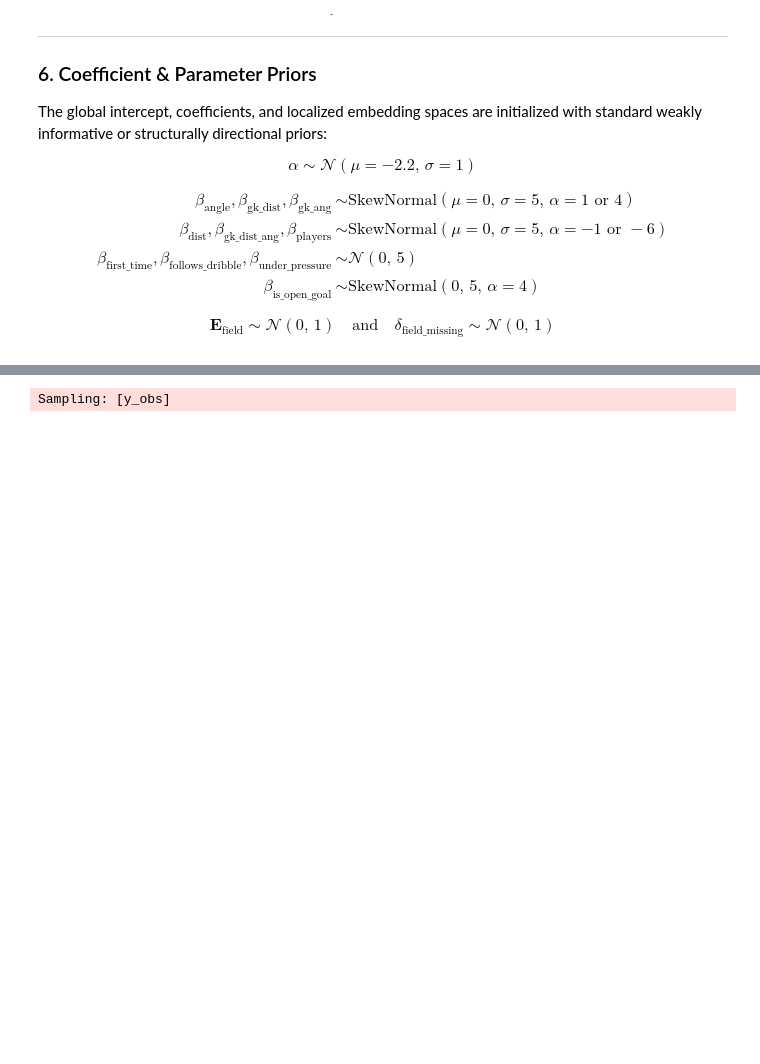
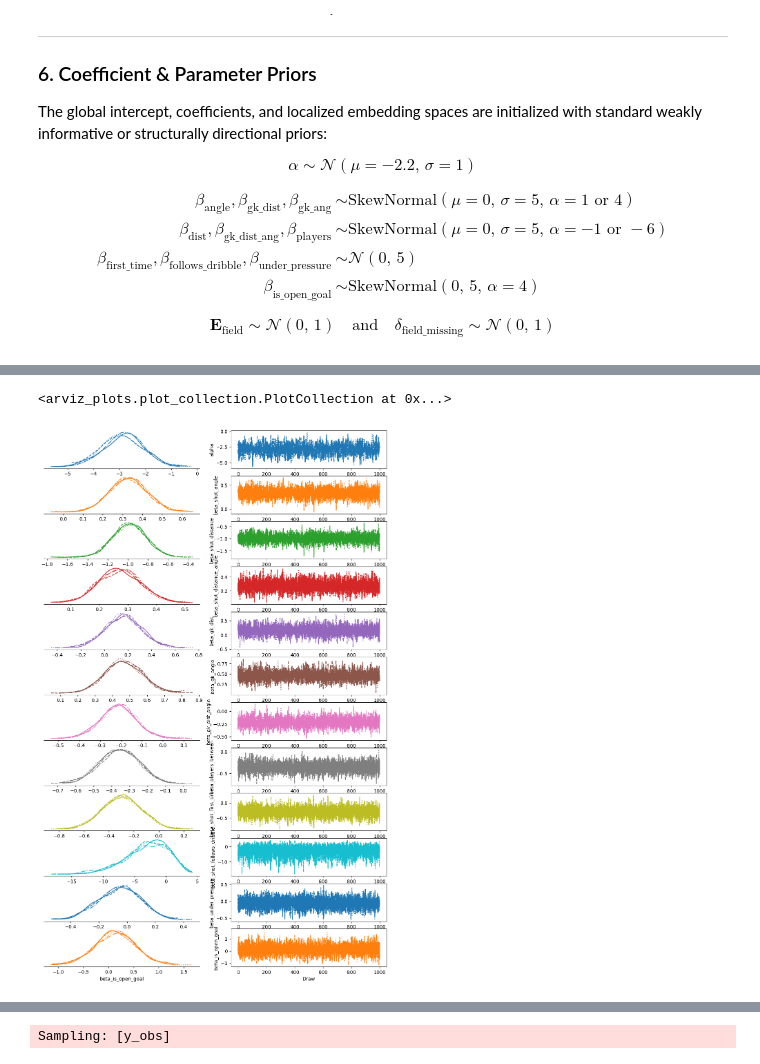
Before and after one commit to addybrown/DataScienceProjects, a Jupyter notebook: BayesianXgModel/BayesianXgModel.ipynb, the cells around one changed output, grey strips where cells are left out. Cells and saved outputs as stored; diff of their text form; code cells hidden in the pictures; blank space fills up the shorter version.

Commit message:
fix to plots

```diff
--- a/BayesianXgModel/BayesianXgModel.ipynb
+++ b/BayesianXgModel/BayesianXgModel.ipynb
@@ -998,0 +1008,2 @@ bayesian_xg = BayesianXg(method="nutpie")
+# %%
+bayesian_xg.fit(df_train, target_col="is_goal")
@@ -1022,2 +1038,0 @@ model_inputs = bayesian_xg._preprocess(df_train, target_col="is_goal", fit_scale
-# %%
-bayesian_xg.fit(df_train, target_col="is_goal", chains=2, draws=500, tune=500)
@@ -1034,0 +1052,25 @@ Estimated Time to Completion: now
+# %%
+idata = bayesian_xg.idata
+var_names = [
+  'alpha',
+  'beta_shot_angle',
+  'beta_shot_distance',
+  'beta_shot_distance_angle',
+  'beta_gk_dist',
+  'beta_gk_angle',
+  'beta_gk_dist_angle',
+  'beta_players_between',
+  'beta_shot_first_time',
+  'beta_shot_follows_dribble',
+  'beta_under_pressure',
+  'beta_is_open_goal'
+]
+
+# Selects only variables that explicitly start with "beta_" or "b_"
+az.plot_trace_dist(
+    idata,
+    var_names=var_names
+)
+# %% [output]
+<arviz_plots.plot_collection.PlotCollection at 0x...>
+[figure, added]
```
Also changed, not shown: parts of 27 cells of this notebook.
